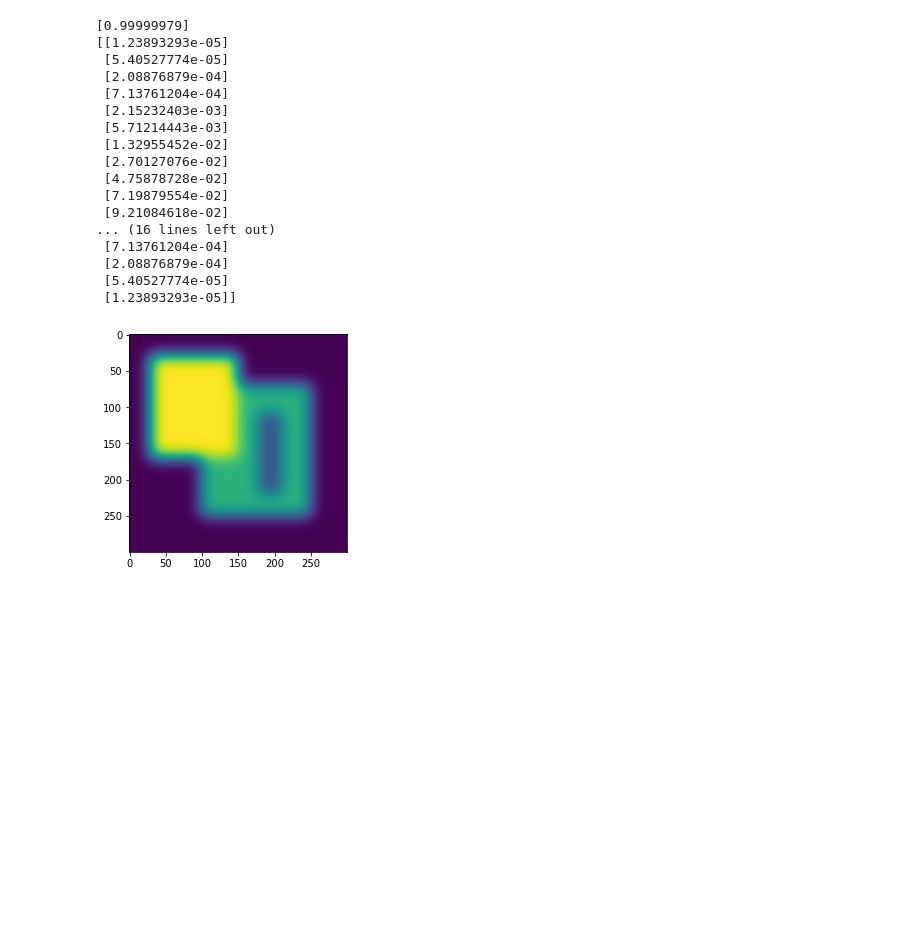
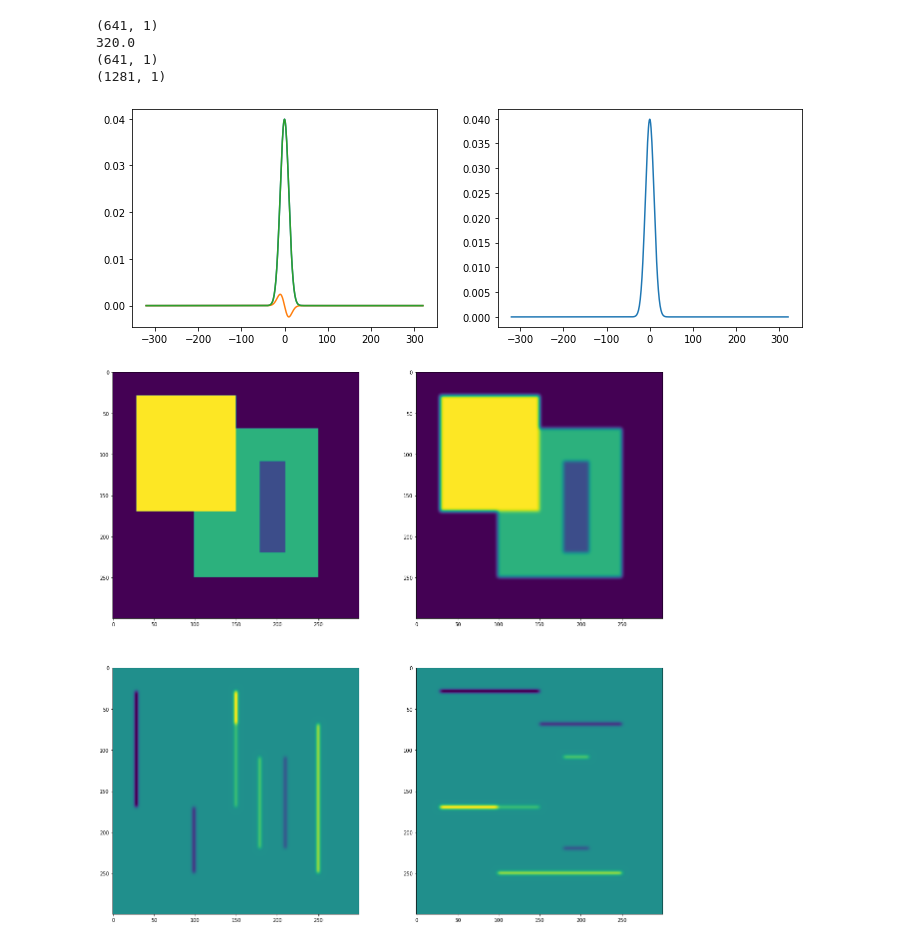
Before and after one commit to ct5000/ComputerVision, a Jupyter notebook: Week6.ipynb, the cells around one changed output. Cells and saved outputs as stored; diff of their text form; code cells hidden in the pictures; blank space fills up the shorter version.

```diff
--- a/Week6.ipynb
+++ b/Week6.ipynb
@@ -4,61 +4,73 @@ import cv2
 import matplotlib.pyplot as plt
 # %%
 # Exercise 6.1
-def gaussian1DKernel(sigma):
-    filter_size = np.ceil(5*sigma)
-    x_row = np.arange(-filter_size,(filter_size)+1)
+def gaussian1DKernel(sigma,rule=5,eps=0):
+    if eps:
+        filter_size=eps
+    else:
+        filter_size = np.ceil(rule*np.ceil(sigma))
+    x_row = np.arange(-filter_size,filter_size+1)
     #g_1 = g_1[:,np.newaxis]
     g = 1/(np.sqrt(2*np.pi*sigma**2))* np.exp((-x_row**2)/(2*sigma**2))
-    gx = -(-x_row**2/(sigma**2)) * g
+    #gx = -(-x_row**2/(2*sigma**2)) * g
+    gx = - x_row / sigma ** 2 * g
     g = g[:,np.newaxis]
     gx = gx[:,np.newaxis]
-    return g, gx
+    return g, gx, x_row
 
 
 
-g, gx = gaussian1DKernel(3)
-print(sum(g))
-print(gx)
+g, gx,x = gaussian1DKernel(10,rule=2**5)
+g1,gx1,x2 = gaussian1DKernel(10,rule=2**6)
+print(g.shape)
+print(np.floor(g.shape[0]/2))
+#print(x2[int(np.floor(g.shape[0]/2)):int(-np.floor(g.shape[0]/2))])
+fig = plt.figure(figsize=(12,4))
+ax = fig.add_subplot(1,2,1)
+ax.plot(x,g)
+ax.plot(x,gx)
+ax.plot(x2[int(np.floor(g.shape[0]/2)):int(-np.floor(g.shape[0]/2))],g1[int(np.floor(g.shape[0]/2)):int(-np.floor(g.shape[0]/2))])
+ax = fig.add_subplot(1,2,2)
+ax.plot(x2[int(np.floor(g.shape[0]/2)):int(-np.floor(g.shape[0]/2))],g1[int(np.floor(g.shape[0]/2)):int(-np.floor(g.shape[0]/2))])
+print(g.shape)
+print(g1.shape)
 # %% [output]
-[0.99999979]
-[[1.23893293e-05]
- [5.40527774e-05]
- [2.08876879e-04]
- [7.13761204e-04]
- [2.15232403e-03]
- [5.71214443e-03]
- [1.32955452e-02]
- [2.70127076e-02]
- [4.75878728e-02]
- [7.19879554e-02]
- [9.21084618e-02]
-... (16 lines left out)
- [7.13761204e-04]
- [2.08876879e-04]
- [5.40527774e-05]
- [1.23893293e-05]]
+(641, 1)
+320.0
+(641, 1)
+(1281, 1)
+[figure, added]
 # %%
 # Exercise 6.2
-def gaussianSmoothing(im,sigma):
-    g,gx = gaussian1DKernel(sigma)
-    I = cv2.filter2D(cv2.filter2D(im, -1, g), -1, g.T)
-    Ix = cv2.filter2D(cv2.filter2D(im, -1, gx.T), -1, g)
-    Iy = cv2.filter2D(cv2.filter2D(im, -1, g.T), -1, gx)
+def gaussianSmoothing(im,sigma,rule=5):
+    g,gx,_ = gaussian1DKernel(sigma,rule=rule)
+    I = cv2.filter2D(cv2.filter2D(im, -1, g.T), -1, g)
+    Ix = (cv2.filter2D(cv2.filter2D(im, -1, gx.T), -1, g))
+    Iy = (cv2.filter2D(cv2.filter2D(im, -1, gx), -1, g.T))
 
     #I = (g@g.T)@im
     #Ix = (g@gx.T)@im
     #Iy = (gx@g.T)@im
 
     return I, Ix, Iy
 
 img = cv2.imread('week06_data/TestIm1.png')
 #img = cv2.cvtColor(img,cv2.COLOR_BGR2RGB)
 img = cv2.cvtColor(img, cv2.COLOR_BGR2GRAY)
-I,Ix,Iy = gaussianSmoothing(img,10)
+img = img.astype(np.float32)
+I,Ix,Iy = gaussianSmoothing(img,2,rule=5)
+fig = plt.figure(figsize=(20,20))
+fig.add_subplot(2,2,1)
+plt.imshow(img)
+fig.add_subplot(2,2,2)
 plt.imshow(I)
+fig.add_subplot(2,2,3)
+plt.imshow(Ix)
+fig.add_subplot(2,2,4)
+plt.imshow(Iy)
 plt.show()
 # %% [output]
-[figure, old version]
+[figure, new version]
 # %%
 # Exercise 6.3
 
```
Also changed, not shown: parts of 7 cells of this notebook, 3 other files.
